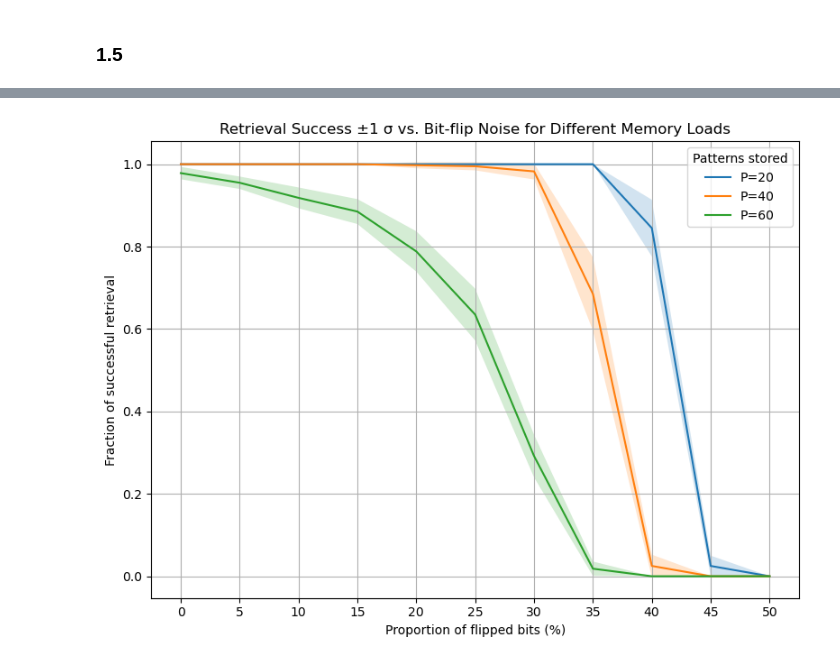
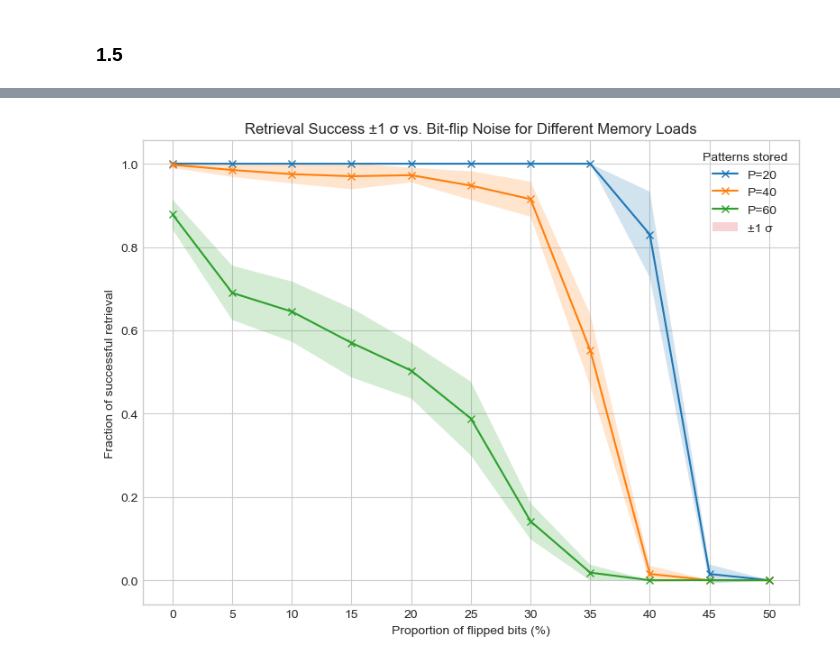
Before and after one commit to seb2o/Biological-Hopfield-Model, a Jupyter notebook: ex1_seb.ipynb, the cells around one changed output, grey strips where cells are left out. Cells and saved outputs as stored; diff of their text form; code cells hidden in the pictures.

```diff
--- a/ex1_seb.ipynb
+++ b/ex1_seb.ipynb
@@ -1,17 +1,20 @@
 # %%
-
+import sys
 
 import utils
 import numpy as np
 import matplotlib.pyplot as plt
-from tqdm import tqdm
+from tqdm.notebook import tqdm
+
+# define default style of matplotlib
+plt.style.use('seaborn-v0_8-whitegrid')
 # %% [markdown]
 ### 1.1
 # %%
 NETWORK_DIM = 300
 N_PATTERNS = 5
 T = 5
-patterns = utils.get_n_binary_patterns(n_patterns=N_PATTERNS, pattern_dim=NETWORK_DIM, check_overlaps=True)
+patterns = utils.get_n_binary_patterns(n_patterns=N_PATTERNS, pattern_dim=NETWORK_DIM, check_overlaps=False)
 cs = patterns[0]#np.random.binomial(1, 0.5, NETWORK_DIM) * 2 - 1
 overlaps = []
 for t in range(T):
@@ -181,7 +143,7 @@ N_PATTERNS    = [20, 40, 60]
 T             = 5
 N_FLIPS       = [0, 30, 60, 90, 120, 150, 180, 210, 240, 270, 300]
 N_TRIALS      = 10       # number of repetitions per setting
-THRESHOLD     = 0.99    # for successful retrieval
+THRESHOLD     = 1e-3    # for successful retrieval
 
 plt.figure(figsize=(8,6))
 
@@ -208,35 +170,37 @@ for n_patterns in N_PATTERNS:
                     cs = utils.compute_next_state_with_overlaps(cs, patterns)
 
                 # check overlap
-                success.append(utils.overlap(init, cs) > THRESHOLD)
+                success.append(np.abs(utils.overlap(init, cs) - 1) < THRESHOLD)
 
             fracs.append(np.mean(success))
 
         all_fracs[trial] = fracs
 
     # compute mean & std across trials
     mean_fracs = all_fracs.mean(axis=0)
     std_fracs  = all_fracs.std(axis=0)
 
     # plot mean line
-    plt.plot(mean_fracs, label=f"P={n_patterns}")
+    plt.plot(mean_fracs, "x-",label=f"P={n_patterns}")
     # shade ±1 std
     plt.fill_between(
         range(len(N_FLIPS)),
         mean_fracs - std_fracs,
         mean_fracs + std_fracs,
         alpha=0.2
     )
 
 # convert flips to percent of N and use as xticks
 pct_labels = (np.array(N_FLIPS) / NETWORK_DIM * 100).round(0).astype(int)
 plt.xticks(range(len(N_FLIPS)), pct_labels)
 plt.xlabel('Proportion of flipped bits (%)')
 plt.ylabel('Fraction of successful retrieval')
 plt.title('Retrieval Success ±1 σ vs. Bit-flip Noise for Different Memory Loads')
+# add legend for the fill colors
+plt.fill_between([], [], [], alpha=0.2, label='±1 σ')
+
 plt.legend(title="Patterns stored")
 plt.tight_layout()
-plt.grid()
 plt.show()
 # %% [output]
-[figure, old version]
+[figure, new version]
```
Also changed, not shown: parts of 8 cells of this notebook.
